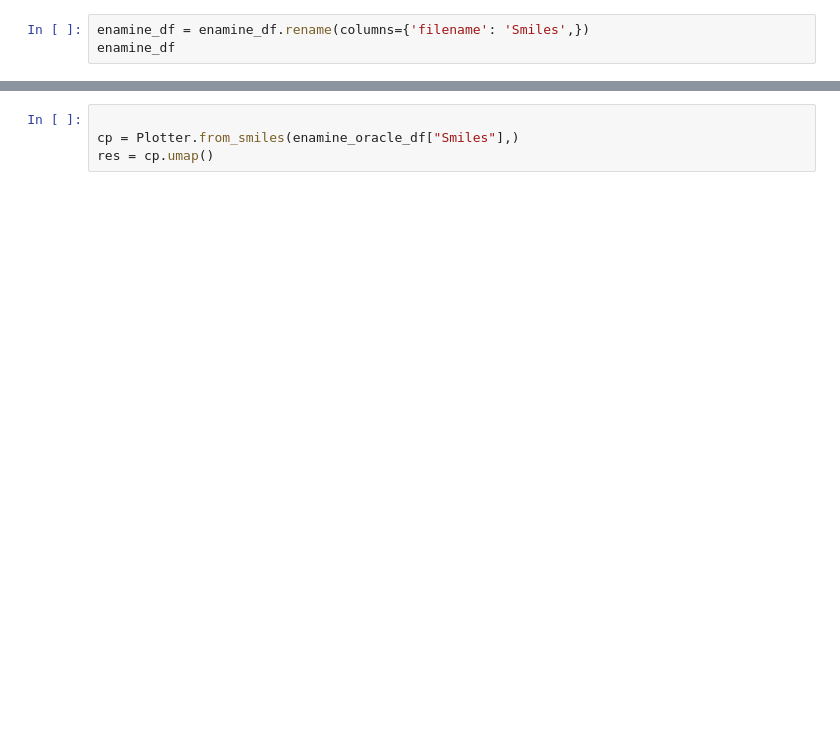
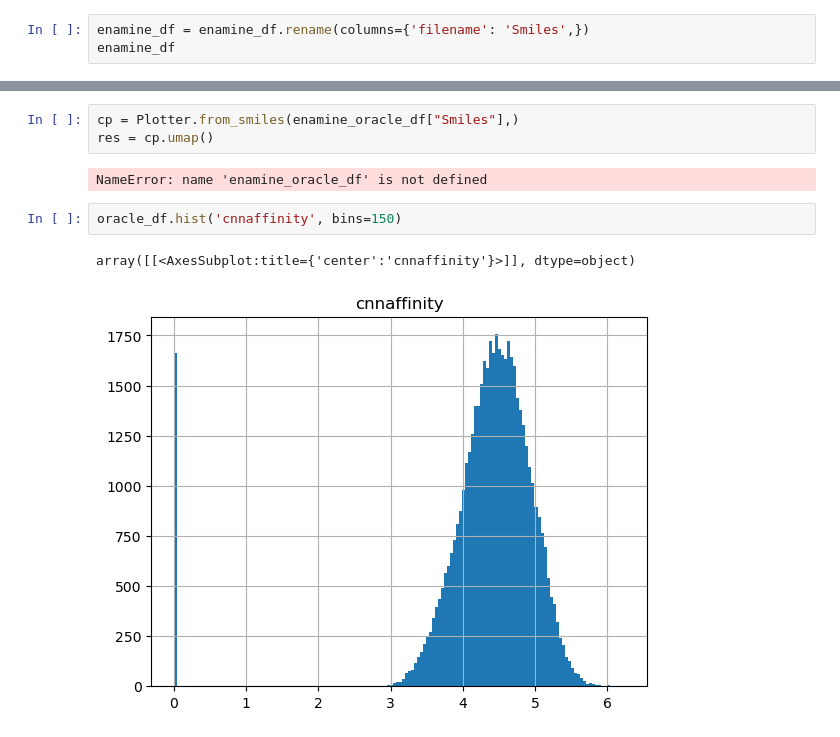
Before and after one commit to BenCree/fegrow_al_data, a Jupyter notebook: plots.ipynb, the cells around one changed output, grey strips where cells are left out. Cells and saved outputs as stored; diff of their text form; blank space fills up the shorter version.

```diff
--- a/plots.ipynb
+++ b/plots.ipynb
@@ -628,4 +830,10 @@ enamine_oracle_df
-# %%
-
-cp = Plotter.from_smiles(enamine_oracle_df["Smiles"],)
-res = cp.umap()
+# %%
+cp = Plotter.from_smiles(enamine_oracle_df["Smiles"],)
+res = cp.umap()
+# %% [output]
+NameError: name 'enamine_oracle_df' is not defined
+# %%
+oracle_df.hist('cnnaffinity', bins=150)
+# %% [output]
+array([[<AxesSubplot:title={'center':'cnnaffinity'}>]], dtype=object)
+[figure, added]
```
Also changed, not shown: parts of 20 cells of this notebook.
